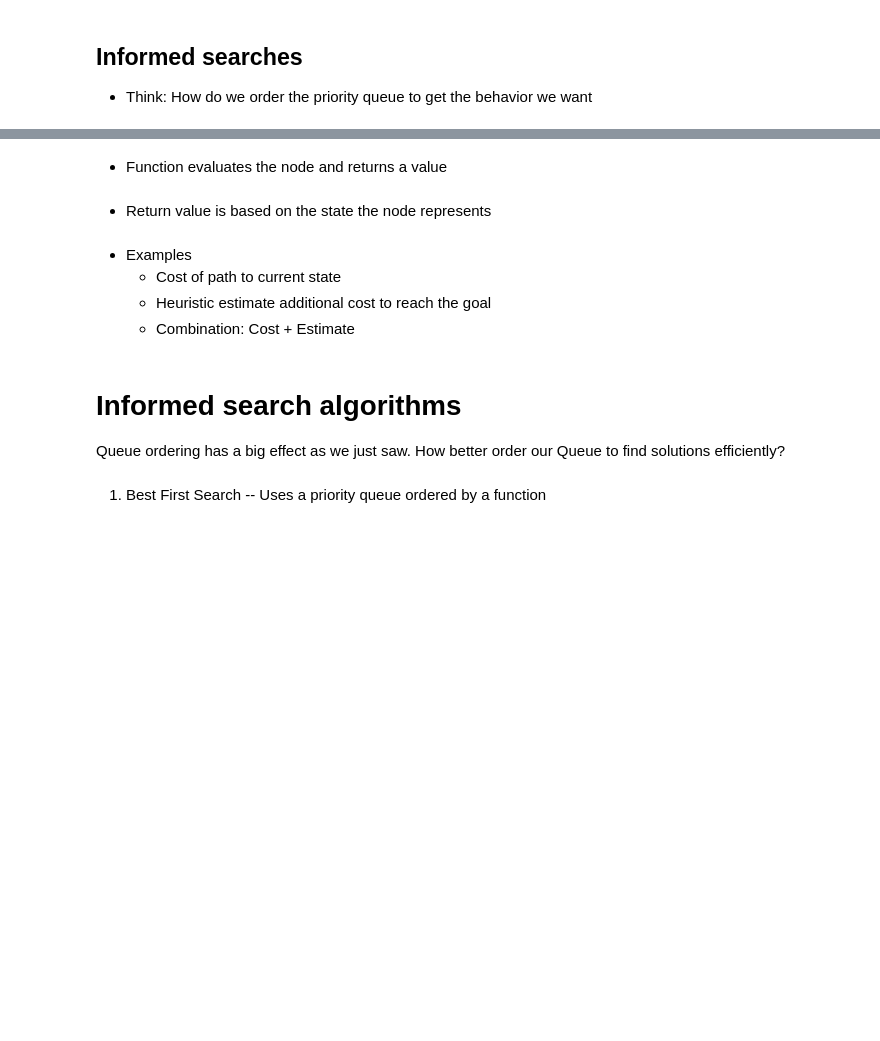
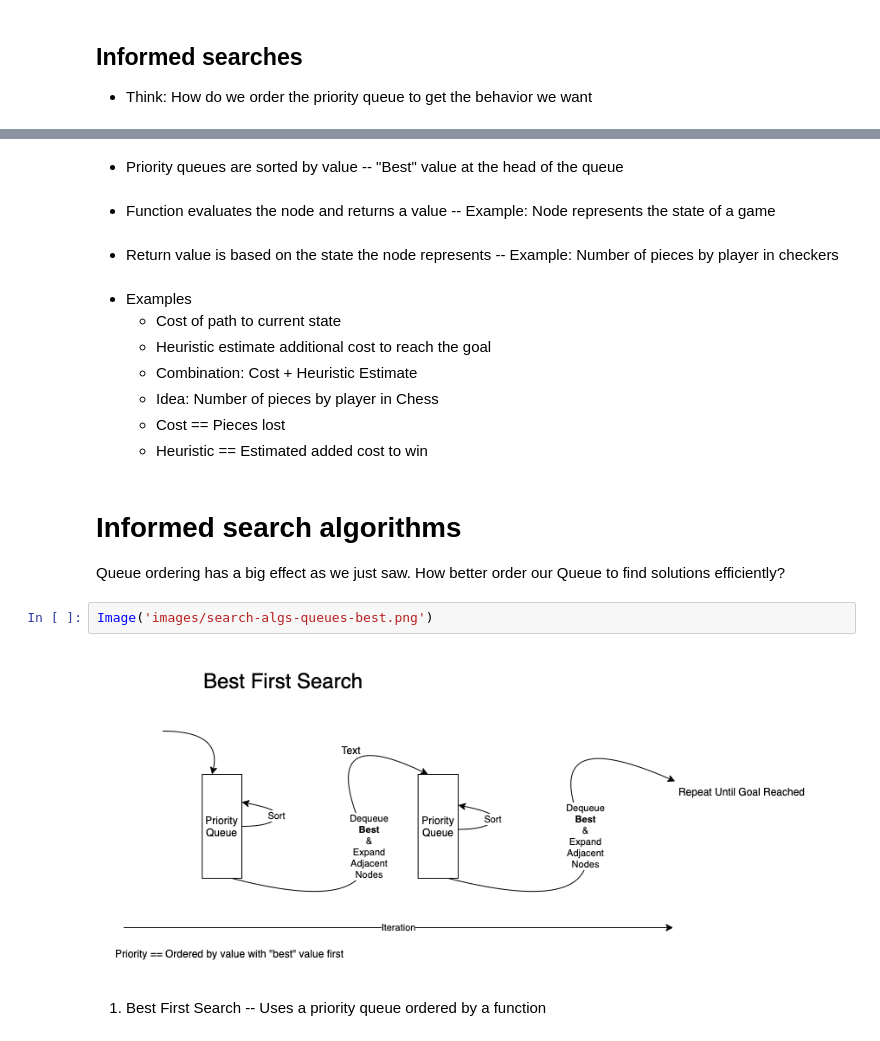
Before and after one commit to robOcity/ai-course, a Jupyter notebook: slides/week-2-search-slides.ipynb, the cells around one changed output, grey strips where cells are left out. Drawn from its saved outputs; the diff is of its cells as text; blank space fills up the shorter version.

```diff
--- a/slides/week-2-search-slides.ipynb
+++ b/slides/week-2-search-slides.ipynb
@@ -276,16 +278,25 @@ __How are the Explored, Frontier and Unexplored spaces visualized?__
+# %% [markdown]
+* Priority queues are sorted by value -- "Best" value at the head of the queue
 # %% [markdown]
-* Function evaluates the node and returns a value
+* Function evaluates the node and returns a value -- Example: Node represents the state of a game
 # %% [markdown]
-* Return value is based on the state the node represents
+* Return value is based on the state the node represents -- Example: Number of pieces by player in checkers
 # %% [markdown]
 * Examples
     - Cost of path to current state
     - Heuristic estimate additional cost to reach the goal
-    - Combination: Cost + Estimate
+    - Combination: Cost + Heuristic Estimate
+    - Idea: Number of pieces by player in Chess
+    - Cost == Pieces lost
+    - Heuristic == Estimated added cost to win
 # %% [markdown]
 # Informed search algorithms
 
 Queue ordering has a big effect as we just saw.  How better order our Queue to find solutions efficiently?
+# %%
+Image('images/search-algs-queues-best.png')
+# %% [output]
+[figure, added]
 # %% [markdown]
 1. Best First Search -- Uses a priority queue ordered by a function
 # %% [markdown]
```
Also changed, not shown: parts of 8 cells of this notebook, 7 other files.
